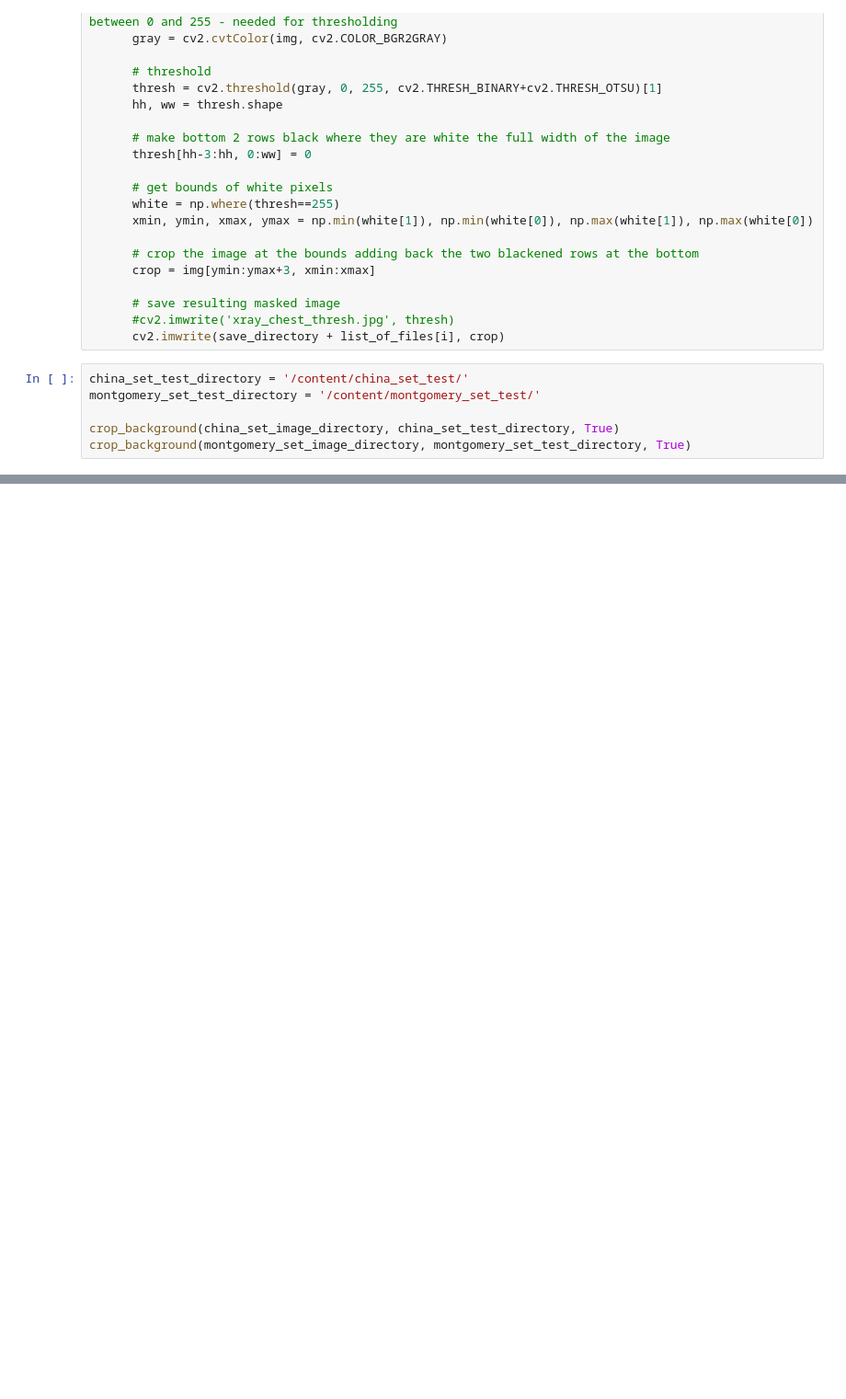
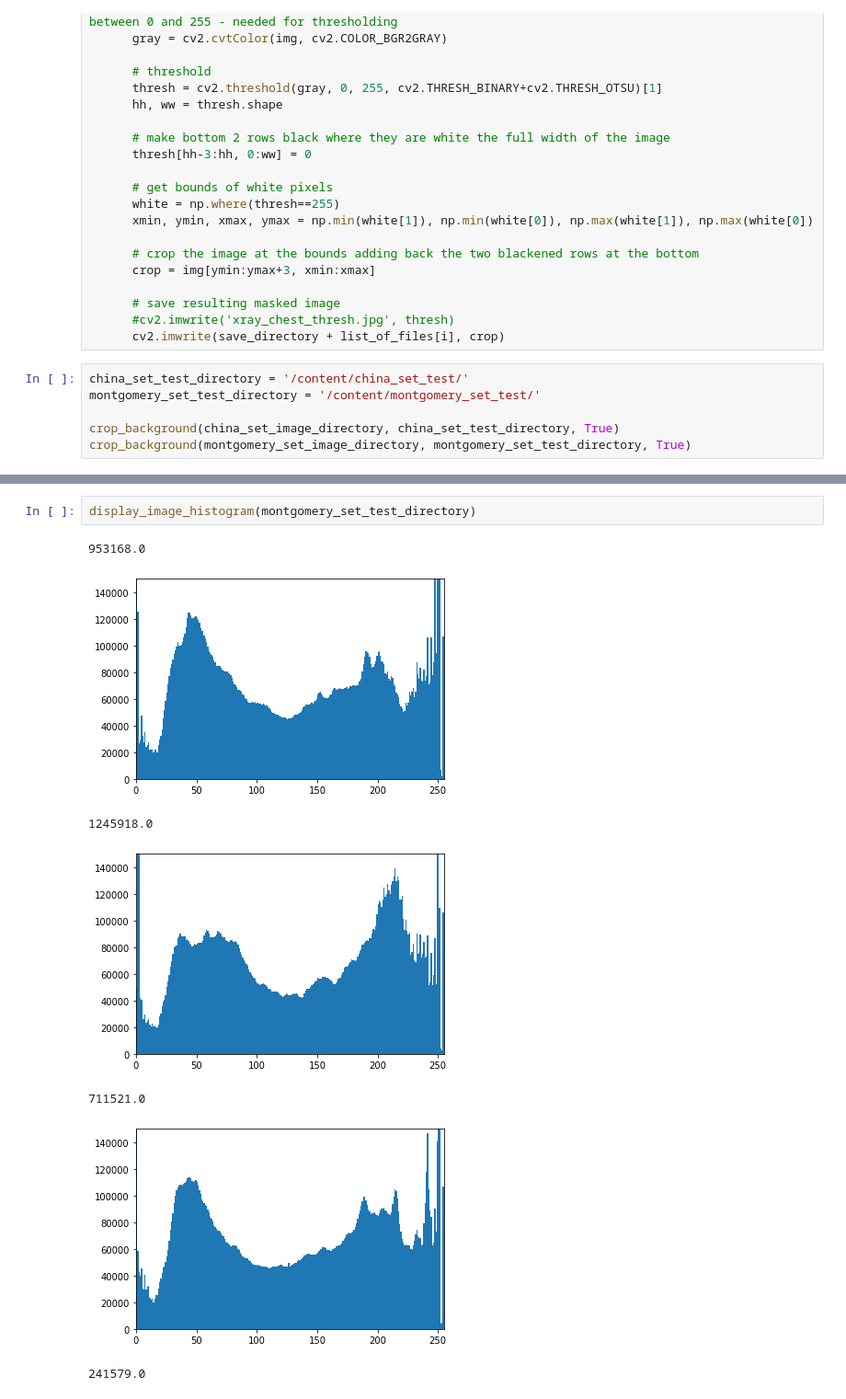
Before and after one commit to n3d1m/SYDE-677-Final-Project, a Jupyter notebook: ImageNormalization.ipynb, the cells around one changed output, grey strips where cells are left out. Shown at 92% size. Saved outputs shown, nothing was run; the diff lists cells and outputs as text; blank space fills up the shorter version.

```diff
--- a/ImageNormalization.ipynb
+++ b/ImageNormalization.ipynb
@@ -135,0 +193,10 @@ showImagesHorizontally(5, montgomery_set_test_directory, 'Preprocessed Montgomer
+# %%
+display_image_histogram(montgomery_set_test_directory)
+# %% [output]
+953168.0
+[figure, added]
+1245918.0
+[figure, added]
+711521.0
+[figure, added]
+241579.0
```
Also changed, not shown: parts of 12 cells of this notebook.
